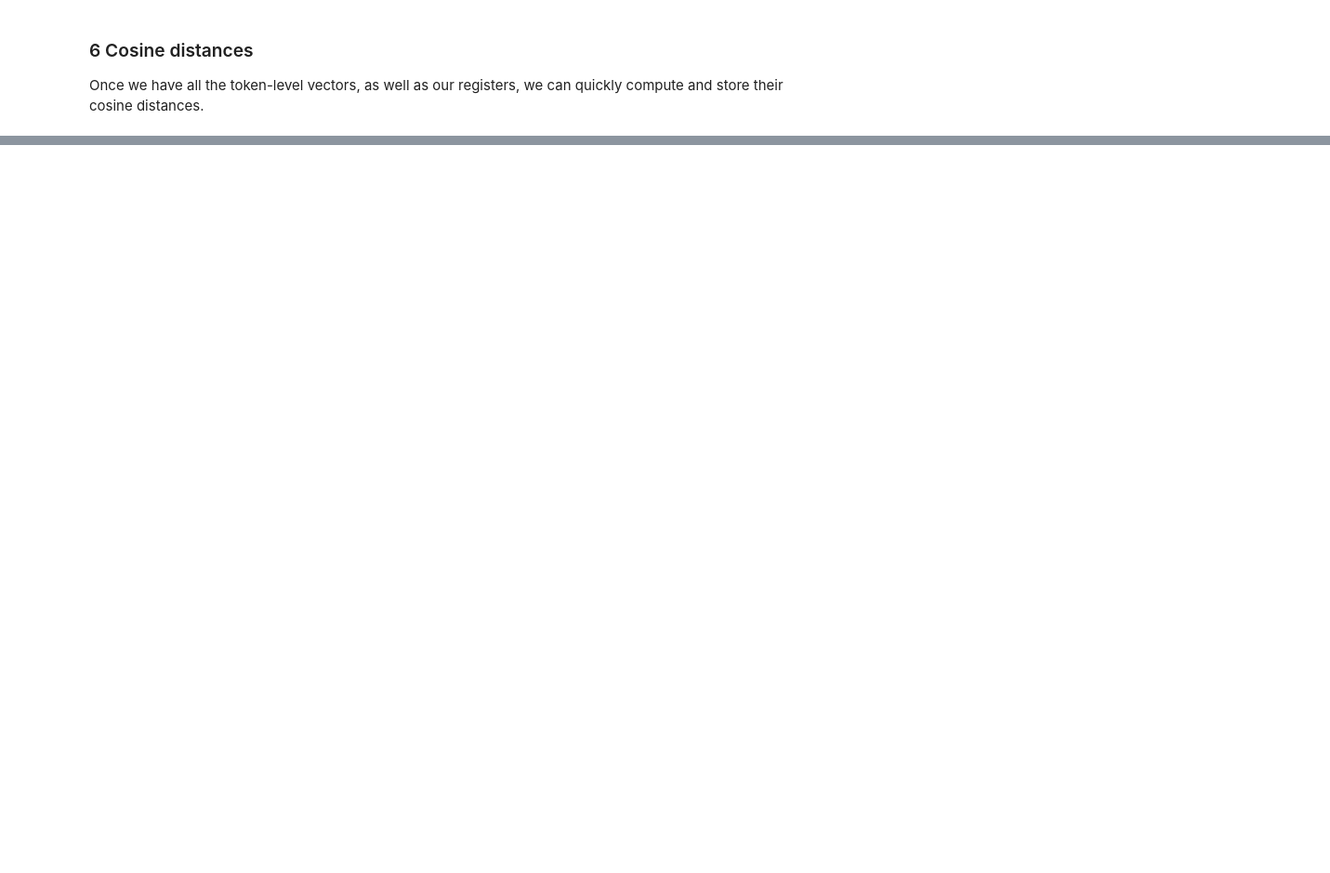
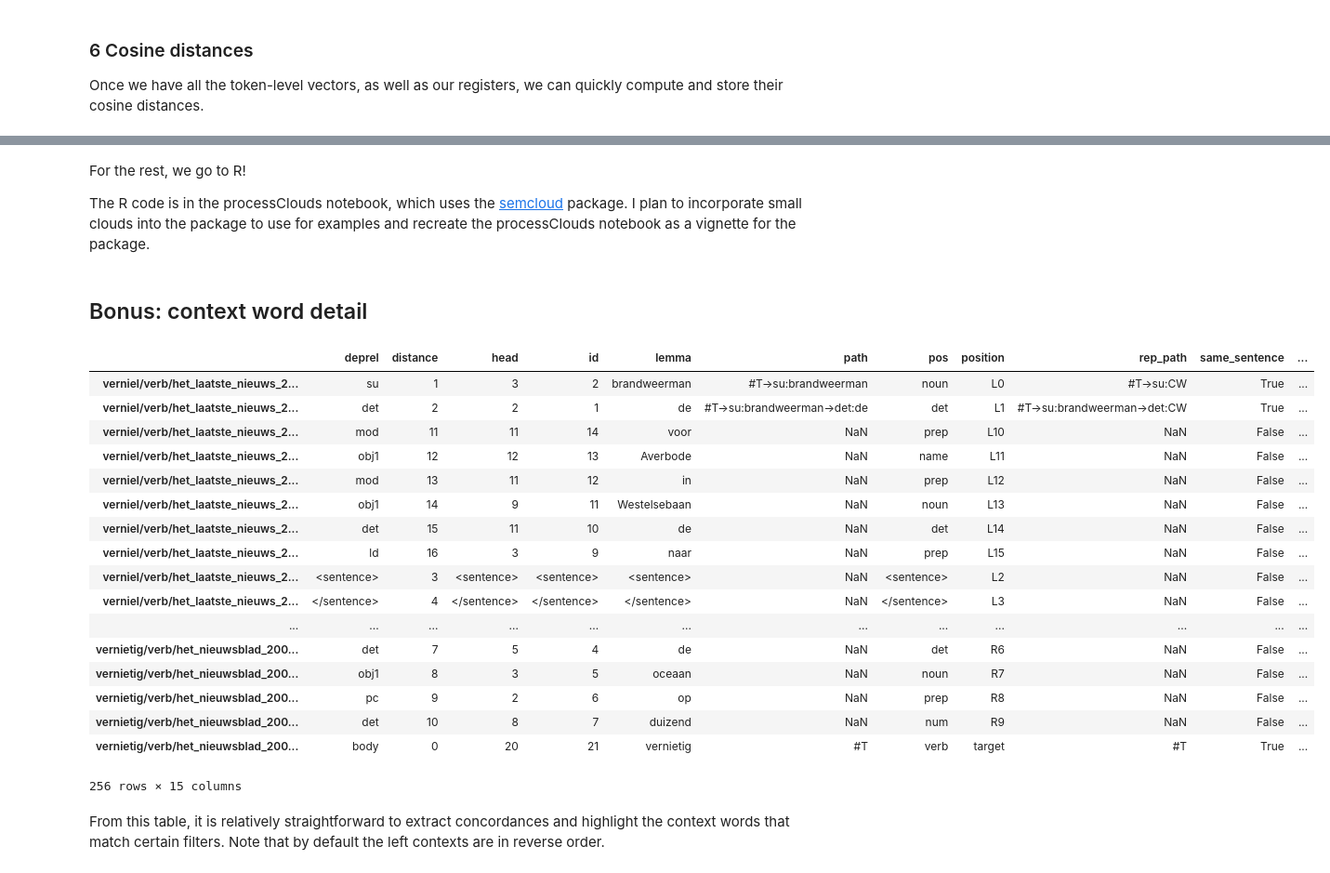
Before and after one commit to montesmariana/semasioFlow, a Jupyter notebook: createClouds.ipynb, the cells around one changed output, grey strips where cells are left out. Shown: that part at 93% size. Saved outputs shown, nothing was run; the diff lists cells and outputs as text; code cells hidden in the pictures; blank space fills up the shorter version.

Commit message:
add context words dataframe

```diff
--- a/createClouds.ipynb
+++ b/createClouds.ipynb
@@ -113,12 +115,13 @@ Of course, to keep the sample fixed it would be more useful to generate the list
 import json
 import os.path
 
-tokenlist_fname = f"{mydir}/sources/filelist.json"
+tokenlist_fname = f"{mydir}/sources/destroy.json" # original file
+# tokenlist_fname = f"{mydir}/sources/filelist.json" # subset of 8
 if os.path.exists(tokenlist_fname):
     with open(tokenlist_fname, "r") as f:
         tokenlist, fnameSample = json.load(f).values()
 else:
-    tokenlist, fnameSample = sampleTypes({"verniel/verb" : 3, "vernietig/verb" : 5}, fnames)
+    tokenlist, fnameSample = sampleTypes({"eet/verb" : 30, "drink/verb" : 30}, fnames)
     with open(tokenlist_fname, "w") as f:
         json.dump({"tokenlist" : tokenlist, "fnames" : fnameSample}, f)
 # %%
@@ -437,5 +311,5 @@ vernietig/verb  2.2368245  0.20710099  0.25722486  NaN       NaN        4.876317
 # %%
 import pandas as pd
-with open(f"{output_path}/registers/destroy.ppmi.tsv", "r") as f:
+with open(f"{output_path}/registers/{type_name}.ppmi.tsv", "r") as f:
     pmidf = pd.read_csv(f, sep = "\t", index_col = "cw")
 pmidf
@@ -763,0 +422,6 @@ Stored in file:
+# %% [markdown]
+For the rest, we go to R!
+
+The R code is in the processClouds notebook, which uses the [semcloud](https://github.com/montesmariana/semcloud) package. I plan to incorporate small clouds into the package to use for examples and recreate the processClouds notebook as a vignette for the package.
+# %% [markdown]
+## Bonus: context word detail
@@ -763,0 +430,27 @@ Stored in file:
+# %%
+type_name = "destroy"
+# %%
+cws = listContextwords(type_name, tokenlist, fnameSample, settings, left_win=15, right_win = 15)
+# %%
+cw_fname = f"{output_path}/registers/{type_name}.cws.detail.tsv"
+cws.to_csv(cw_fname, sep = "\t", index_label = "cw_id")
+cws
+# %% [output]
+|  | deprel | distance | head | id | lemma | path | pos | position | rep_path | same_sentence | ... |
+| verniel/verb/het_laatste_nieuws_2... | su | 1 | 3 | 2 | brandweerman | #T->su:brandweerman | noun | L0 | #T->su:CW | True | ... |
+| verniel/verb/het_laatste_nieuws_2... | det | 2 | 2 | 1 | de | #T->su:brandweerman->det:de | det | L1 | #T->su:brandweerman->det:CW | True | ... |
+| verniel/verb/het_laatste_nieuws_2... | mod | 11 | 11 | 14 | voor | NaN | prep | L10 | NaN | False | ... |
+| verniel/verb/het_laatste_nieuws_2... | obj1 | 12 | 12 | 13 | Averbode | NaN | name | L11 | NaN | False | ... |
+| verniel/verb/het_laatste_nieuws_2... | mod | 13 | 11 | 12 | in | NaN | prep | L12 | NaN | False | ... |
+| verniel/verb/het_laatste_nieuws_2... | obj1 | 14 | 9 | 11 | Westelsebaan | NaN | noun | L13 | NaN | False | ... |
+| verniel/verb/het_laatste_nieuws_2... | det | 15 | 11 | 10 | de | NaN | det | L14 | NaN | False | ... |
+| verniel/verb/het_laatste_nieuws_2... | ld | 16 | 3 | 9 | naar | NaN | prep | L15 | NaN | False | ... |
+| verniel/verb/het_laatste_nieuws_2... | <sentence> | 3 | <sentence> | <sentence> | <sentence> | NaN | <sentence> | L2 | NaN | False | ... |
+| verniel/verb/het_laatste_nieuws_2... | </sentence> | 4 | </sentence> | </sentence> | </sentence> | NaN | </sentence> | L3 | NaN | False | ... |
+| ... | ... | ... | ... | ... | ... | ... | ... | ... | ... | ... | ... |
+| vernietig/verb/het_nieuwsblad_200... | det | 7 | 5 | 4 | de | NaN | det | R6 | NaN | False | ... |
+| vernietig/verb/het_nieuwsblad_200... | obj1 | 8 | 3 | 5 | oceaan | NaN | noun | R7 | NaN | False | ... |
+| vernietig/verb/het_nieuwsblad_200... | pc | 9 | 2 | 6 | op | NaN | prep | R8 | NaN | False | ... |
+| vernietig/verb/het_nieuwsblad_200... | det | 10 | 8 | 7 | duizend | NaN | num | R9 | NaN | False | ... |
+| vernietig/verb/het_nieuwsblad_200... | body | 0 | 20 | 21 | vernietig | #T | verb | target | #T | True | ... |
+256 rows × 15 columns
@@ -763,0 +463,2 @@ Stored in file:
+# %% [markdown]
+From this table, it is relatively straightforward to extract concordances and highlight the context words that match certain filters. Note that by default the left contexts are in reverse order.
```
Also changed, not shown: parts of 35 cells of this notebook.
